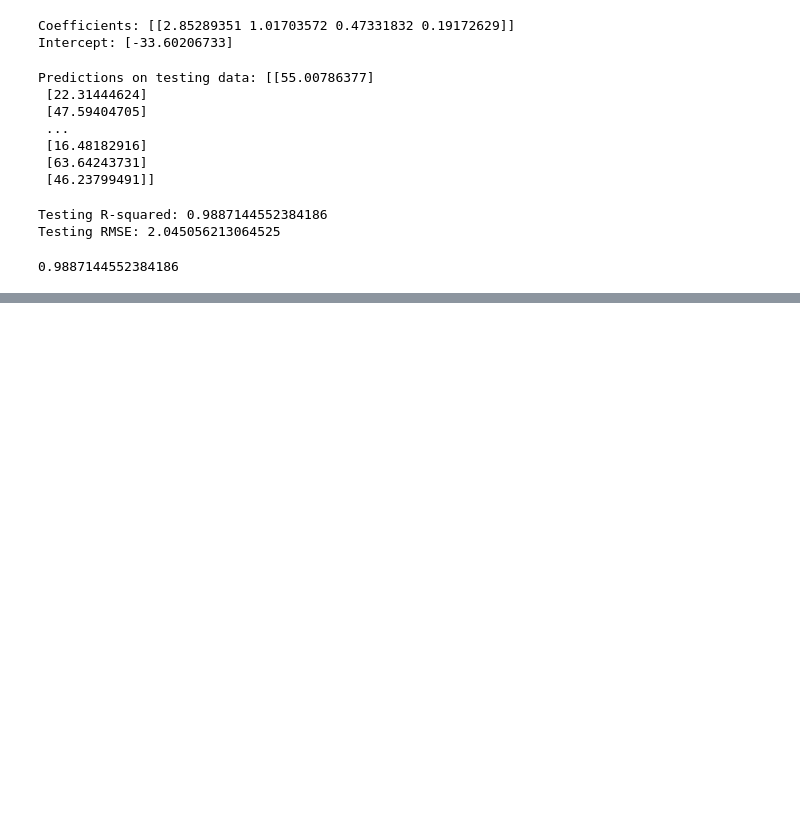
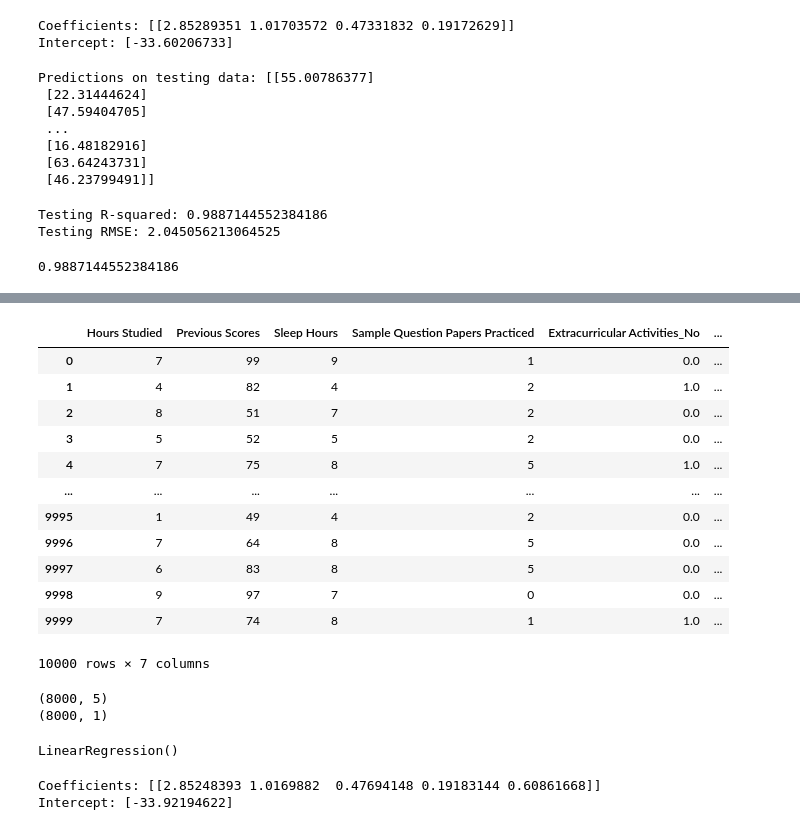
Before and after one commit to praths71018/Kaggle_Datasets, a Jupyter notebook: student-performance-regression-analysis.ipynb, the cells around one changed output, grey strips where cells are left out. Cells and saved outputs as stored; diff of their text form; code cells hidden in the pictures; blank space fills up the shorter version.

```diff
--- a/student-performance-regression-analysis.ipynb
+++ b/student-performance-regression-analysis.ipynb
@@ -129,0 +144,3 @@ plt.show()
+# %%
+df=pd.read_csv("/kaggle/input/student-performance-multiple-linear-regression/Student_Performance.csv")
+df
@@ -129,0 +161,6 @@ plt.show()
+# %%
+# Perform one-hot encoding for the categorical feature
+encoder = OneHotEncoder(sparse=False)
+encoded_categories = encoder.fit_transform(df[['Extracurricular Activities']])
+df1 = pd.DataFrame(encoded_categories, columns=encoder.get_feature_names_out(['Extracurricular Activities']))
+df1
@@ -129,0 +181,17 @@ plt.show()
+# %%
+df = pd.concat([df[features],df1,df[target]], axis=1)
+df
+# %% [output]
+|  | Hours Studied | Previous Scores | Sleep Hours | Sample Question Papers Practiced | Extracurricular Activities_No | ... |
+| 0 | 7 | 99 | 9 | 1 | 0.0 | ... |
+| 1 | 4 | 82 | 4 | 2 | 1.0 | ... |
+| 2 | 8 | 51 | 7 | 2 | 0.0 | ... |
+| 3 | 5 | 52 | 5 | 2 | 0.0 | ... |
+| 4 | 7 | 75 | 8 | 5 | 1.0 | ... |
+| ... | ... | ... | ... | ... | ... | ... |
+| 9995 | 1 | 49 | 4 | 2 | 0.0 | ... |
+| 9996 | 7 | 64 | 8 | 5 | 0.0 | ... |
+| 9997 | 6 | 83 | 8 | 5 | 0.0 | ... |
+| 9998 | 9 | 97 | 7 | 0 | 0.0 | ... |
+| 9999 | 7 | 74 | 8 | 1 | 1.0 | ... |
+10000 rows × 7 columns
@@ -129,0 +204,21 @@ plt.show()
+# %%
+X_train, X_test, y_train, y_test = train_test_split(X, y, test_size=0.2, random_state=42)
+print(X_train.shape)
+print(y_train.shape)
+# %% [output]
+(8000, 5)
+(8000, 1)
+# %%
+model = LinearRegression()
+model.fit(X_train, y_train)
+# %% [output]
+LinearRegression()
+# %%
+w = model.coef_
+b = model.intercept_
+
+print("Coefficients:", w)
+print("Intercept:", b)
+# %% [output]
+Coefficients: [[2.85248393 1.0169882  0.47694148 0.19183144 0.60861668]]
+Intercept: [-33.92194622]
```
Also changed, not shown: parts of 12 cells of this notebook.
